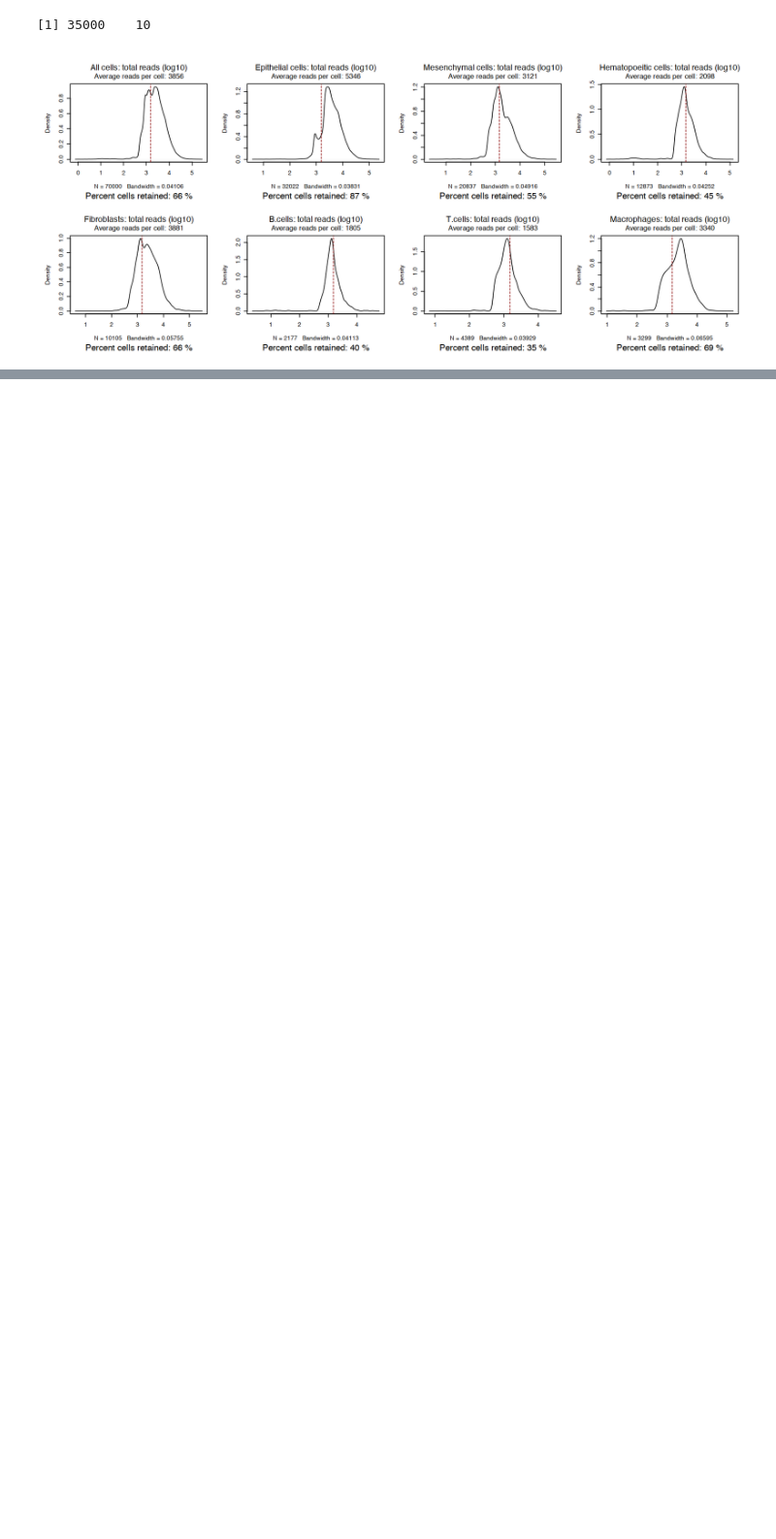
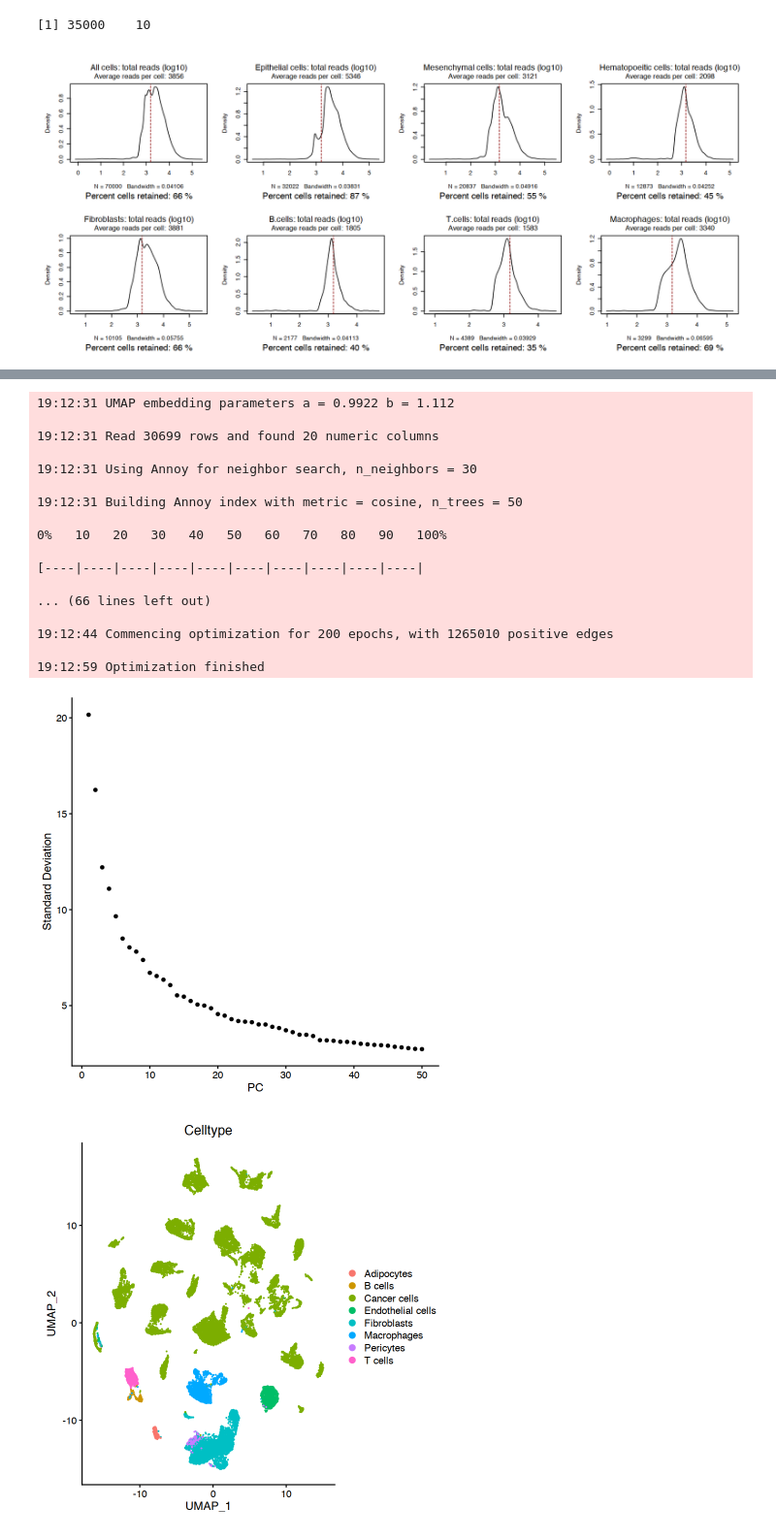
Before and after one commit to ibishara/scRNA-QC, a Jupyter notebook: 006_plots.ipynb, the cells around one changed output, grey strips where cells are left out. Shown at 97% size. Cells and saved outputs as stored; diff of their text form; code cells hidden in the pictures; blank space fills up the shorter version.

```diff
--- a/006_plots.ipynb
+++ b/006_plots.ipynb
@@ -464,0 +462,25 @@ mtext(line= -19.2, adj=0.5, cex=1, paste('Percent cells gained:', round(100*post
+# %%
+library(qs)
+library(Seurat)
+
+## Generate UMAP for untransformed HQ
+seu_HQ <- qread(file = "seu_HQ.qs")
+seu_HQ <- subset(x = seu_HQ, subset = Celltype != "Normal epithelial cells")   ## Removes normal epithelial cells. Genes unique to normal epi cells are removed from analysis downstream
+seu_HQ <- subset(seu_HQ, subset = nCount_RNA < 15000 )
+
+## Normalize and scale
+seu_HQ <- NormalizeData(seu_HQ)
+genes <- rownames(seu_HQ)
+seu_HQ <- ScaleData(seu_HQ, features = genes)
+seu_HQ <- RunPCA(seu_HQ, features = genes)
+ElbowPlot(seu_HQ, ndims = 50)
+
+## Cell clustering
+seu_HQ <- FindNeighbors(seu_HQ, dims = 1:20)
+seu_HQ <- FindClusters(seu_HQ, resolution = 0.1)
+
+## UMAP
+seu_HQ <- RunUMAP(seu_HQ, dims = 1:20)
+DimPlot(seu_HQ, reduction = "umap", group.by = 'Celltype')
+DimPlot(seu_HQ, reduction = "umap", group.by = 'Lineage')
+# %% [output]
@@ -464,0 +513,19 @@ mtext(line= -19.2, adj=0.5, cex=1, paste('Percent cells gained:', round(100*post
+19:12:31 UMAP embedding parameters a = 0.9922 b = 1.112
+
+19:12:31 Read 30699 rows and found 20 numeric columns
+
+19:12:31 Using Annoy for neighbor search, n_neighbors = 30
+
+19:12:31 Building Annoy index with metric = cosine, n_trees = 50
+
+0%   10   20   30   40   50   60   70   80   90   100%
+
+[----|----|----|----|----|----|----|----|----|----|
+
+... (66 lines left out)
+
+19:12:44 Commencing optimization for 200 epochs, with 1265010 positive edges
+
+19:12:59 Optimization finished
+[figure, added]
+[figure, added]
```
Also changed, not shown: parts of 11 cells of this notebook, 3 other files.
